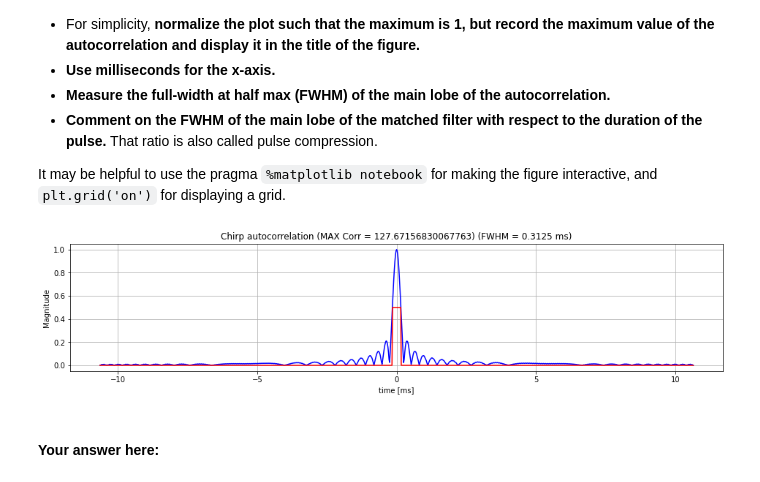
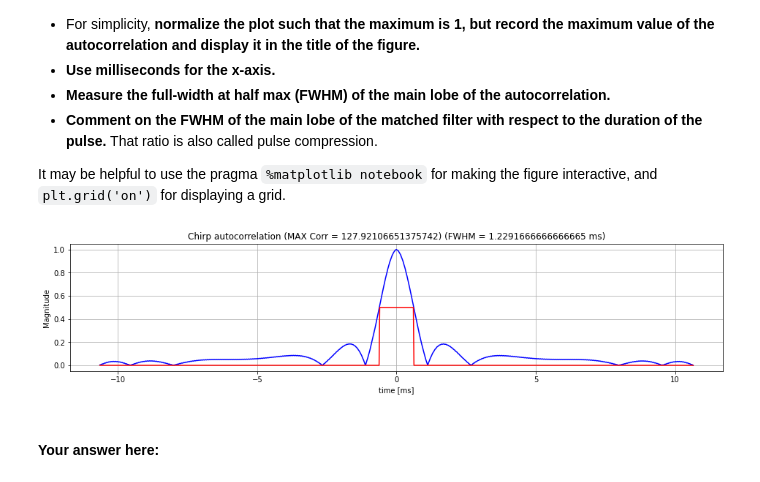
Before and after one commit to EE123-students/lab1-spring2023-rob, a Jupyter notebook: lab1-part2-TimeDomain-Sonar.ipynb, the cells around one changed output. Drawn from its saved outputs; the diff is of its cells as text; code cells hidden in the pictures.

```diff
--- a/lab1-part2-TimeDomain-Sonar.ipynb
+++ b/lab1-part2-TimeDomain-Sonar.ipynb
@@ -385,35 +383,36 @@ It may be helpful to use the pragma ``%matplotlib notebook`` for making the figu
 
 # compute autocorrelation and envelope
 # your code here:
+t = np.r_[0:T:1/fs]
 k = (f1-f0) / T
 phi_of_t = 2 * np.pi * (f0 + k/2 * t) * t
 s_chirp = .5 * np.sin(phi_of_t)
 
 s_chirp_a = np.exp(1j*phi_of_t)
 autocorr = signal.convolve(s_chirp_a, s_chirp[::-1], 'full')
 t = np.r_[-511/48000:T:1/fs]*1000
 
 # normalize
 max_correlation = max(abs(autocorr))
 autocorr = abs(autocorr)/max_correlation
 
 fwhm = [.5 if x > .5 else 0 for x in autocorr]
 fwhm_width = np.count_nonzero(fwhm) / fs * 1000
 
 # end of your code
 
 # plot
 width, height = figaspect(0.2)
 fig = figure(figsize=(width,height))
 # your code here:
 plt.plot(t, autocorr, color='b')
 plt.plot(t, fwhm, color='r')
 plt.xlabel('time [ms]')
 plt.ylabel('Magnitude')
 plt.title(f'Chirp autocorrelation (MAX Corr = {max_correlation}) (FWHM = {fwhm_width} ms)')
 plt.grid('on')
 # %% [output]
-[figure, old version]
+[figure, new version]
 # %% [markdown]
 #### Your answer here:
 # %% [markdown]
```
Also changed, not shown: parts of 21 cells of this notebook, 1 other file.
